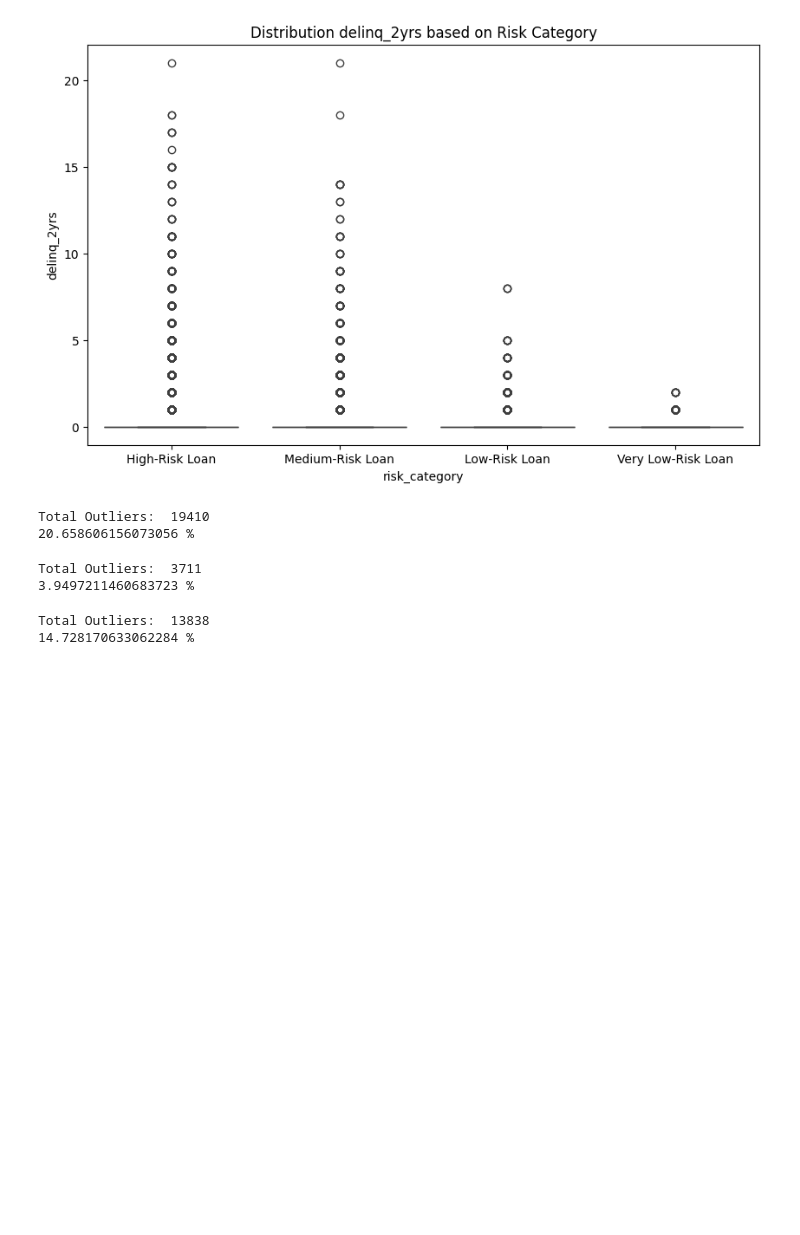
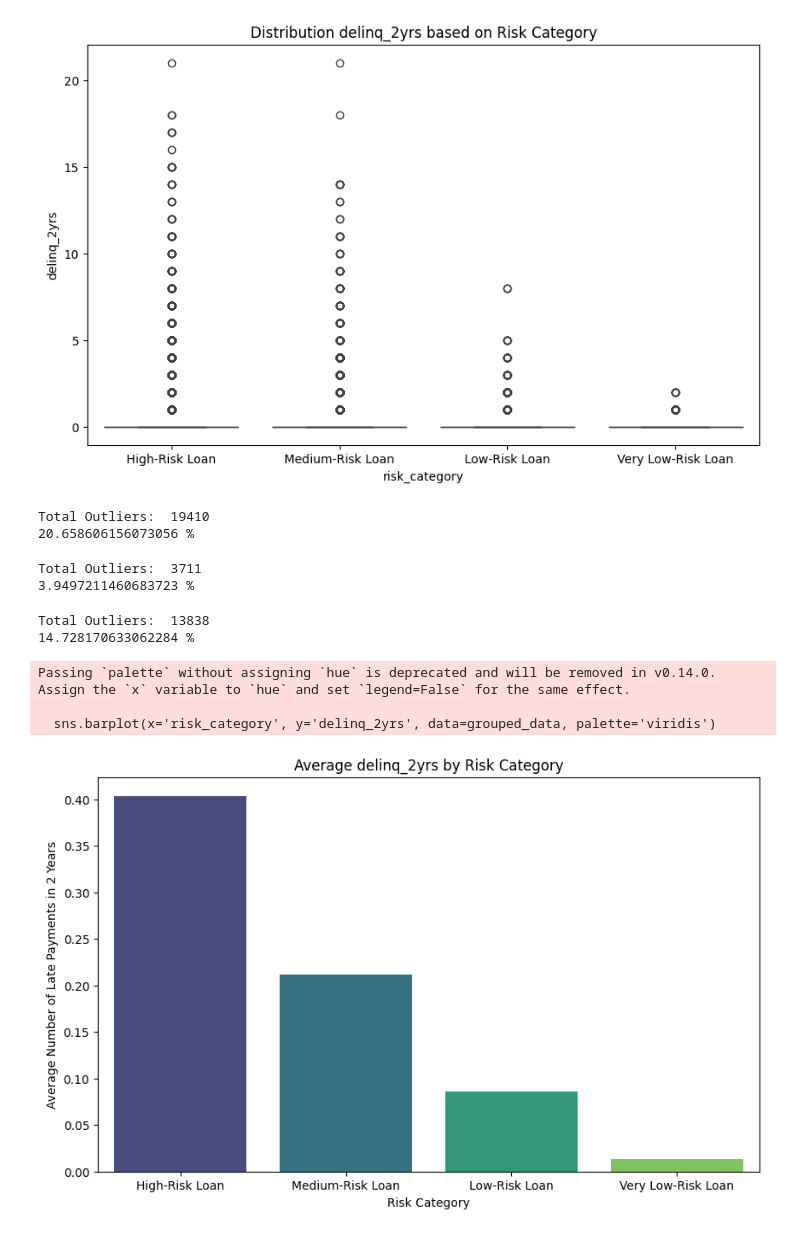
Before and after one commit to hidayah24/data-analyst-portfolio, a Jupyter notebook: Project-2-Credit-Risk-Analysis-and-Optimization-of-Lending-Decisions/Credit-Risk-Analysis.ipynb, the cells around one changed output. Cells and saved outputs as stored; diff of their text form; code cells hidden in the pictures; blank space fills up the shorter version.

Commit message:
Visualization of Average Number of Late Payments in 2 Years

```diff
--- a/Project-2-Credit-Risk-Analysis-and-Optimization-of-Lending-Decisions/Credit-Risk-Analysis.ipynb
+++ b/Project-2-Credit-Risk-Analysis-and-Optimization-of-Lending-Decisions/Credit-Risk-Analysis.ipynb
@@ -543,3 +543,19 @@ outliers(df['delinq_2yrs'])
 # %% [output]
 Total Outliers:  13838
 14.728170633062284 %
+# %%
+# Hitung rata-rata delinq_2yrs berdasarkan risk_category
+grouped_data = df.groupby('risk_category')['delinq_2yrs'].mean().reset_index()
+
+# Bar plot
+plt.figure(figsize=(10, 6))
+sns.barplot(x='risk_category', y='delinq_2yrs', data=grouped_data, palette='viridis')
+plt.title('Average delinq_2yrs by Risk Category')
+plt.xlabel('Risk Category')
+plt.ylabel('Average Number of Late Payments in 2 Years')
+plt.show()
+# %% [output]
+Passing `palette` without assigning `hue` is deprecated and will be removed in v0.14.0. Assign the `x` variable to `hue` and set `legend=False` for the same effect.
+
+  sns.barplot(x='risk_category', y='delinq_2yrs', data=grouped_data, palette='viridis')
+[figure, added]
```
